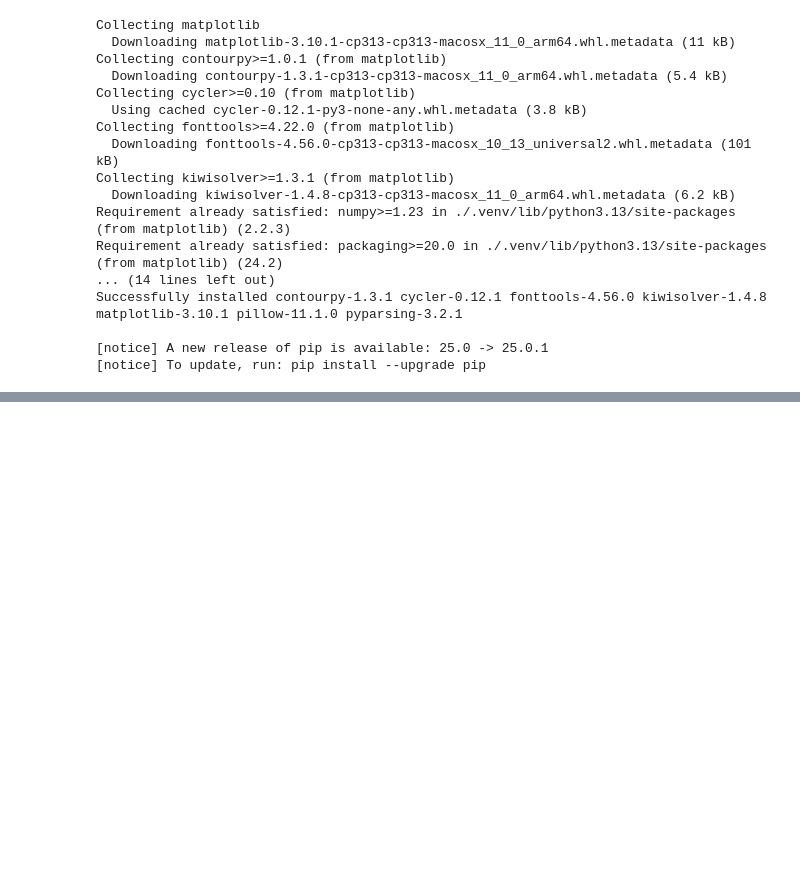
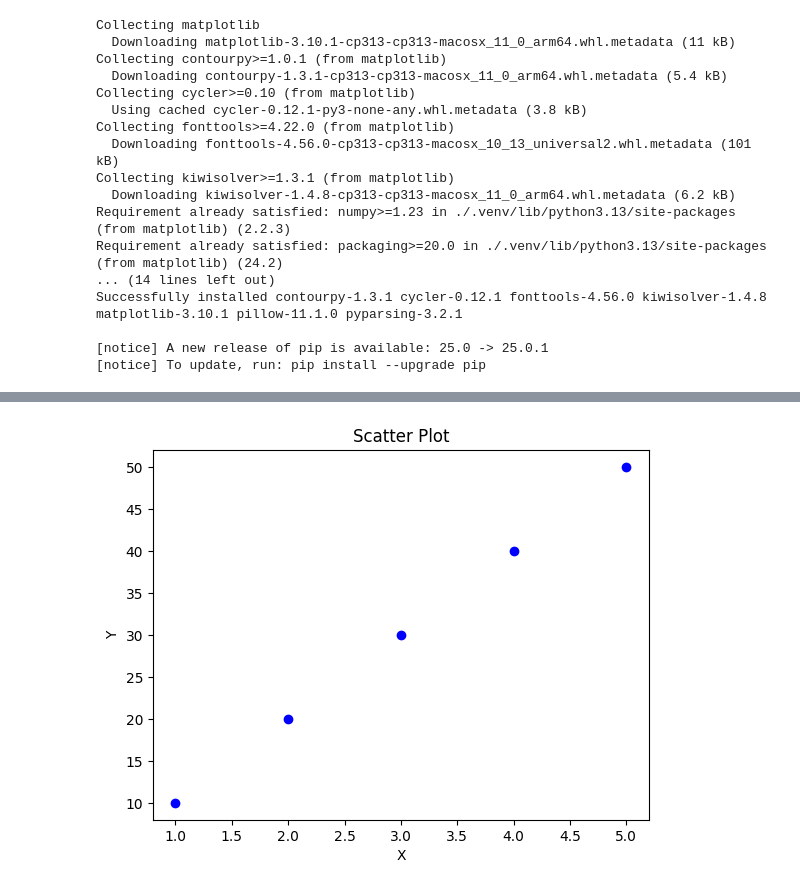
Before and after one commit to DZhang3210/pandas-intro, a Jupyter notebook: Notebook.ipynb, the cells around one changed output, grey strips where cells are left out. Cells and saved outputs as stored; diff of their text form; code cells hidden in the pictures; blank space fills up the shorter version.

```diff
--- a/Notebook.ipynb
+++ b/Notebook.ipynb
@@ -956,0 +1093,2 @@ import matplotlib.pyplot as plt
+# %%
+df_scatter = pd.DataFrame({'X': [1,2,3,4,5], 'Y': [10,20,30,40,50]})
@@ -956,0 +1104,8 @@ import matplotlib.pyplot as plt
+# %%
+plt.scatter(df_scatter["X"], df_scatter["Y"], color = "blue", marker = "o")
+plt.xlabel("X")
+plt.ylabel("Y")
+plt.title("Scatter Plot")
+plt.show()
+# %% [output]
+[figure, added]
```
Also changed, not shown: parts of 36 cells of this notebook.
